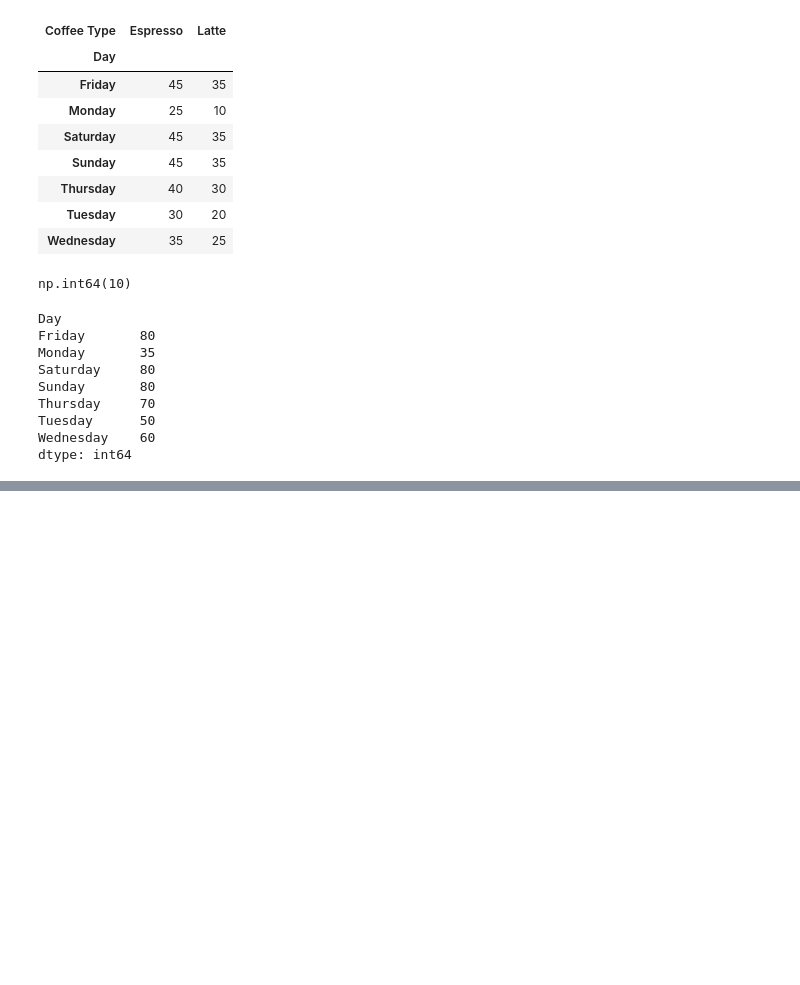
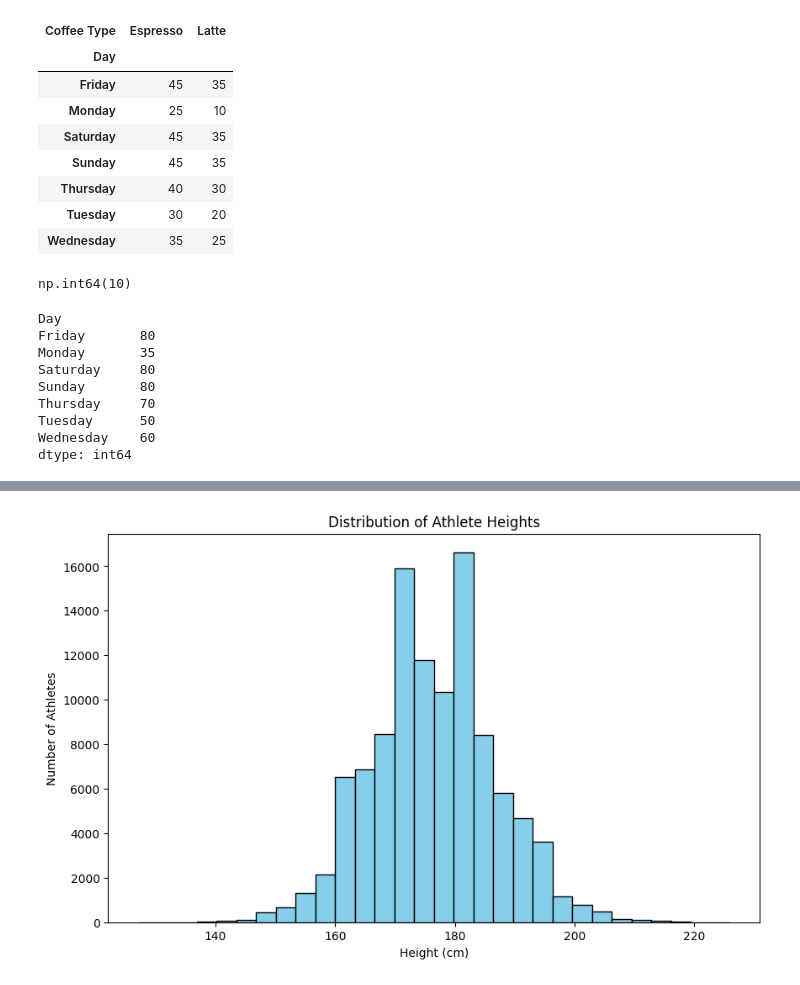
Before and after one commit to J3SSY-ANDU/Food-Delivery-Data-Analysis, a Jupyter notebook: notebooks/pandas_tutorial.ipynb, the cells around one changed output, grey strips where cells are left out. Drawn from its saved outputs; the diff is of its cells as text; code cells hidden in the pictures; blank space fills up the shorter version.

```diff
--- a/notebooks/pandas_tutorial.ipynb
+++ b/notebooks/pandas_tutorial.ipynb
@@ -879,0 +921,2 @@ TypeError: unhashable type: 'Series'
+# %%
+bios['height_rank'] = bios['height_cm'].rank(ascending=False) # we can use rank to get the rank of the values
@@ -879,0 +990,14 @@ TypeError: unhashable type: 'Series'
+# %%
+import matplotlib.pyplot as plt
+
+# Filter out rows with missing height values
+heights = bios['height_cm'].dropna()
+
+plt.figure(figsize=(10, 6))
+plt.hist(heights, bins=30, color='skyblue', edgecolor='black')
+plt.title('Distribution of Athlete Heights')
+plt.xlabel('Height (cm)')
+plt.ylabel('Number of Athletes')
+plt.show()
+# %% [output]
+[figure, added]
```
Also changed, not shown: parts of 12 cells of this notebook.
